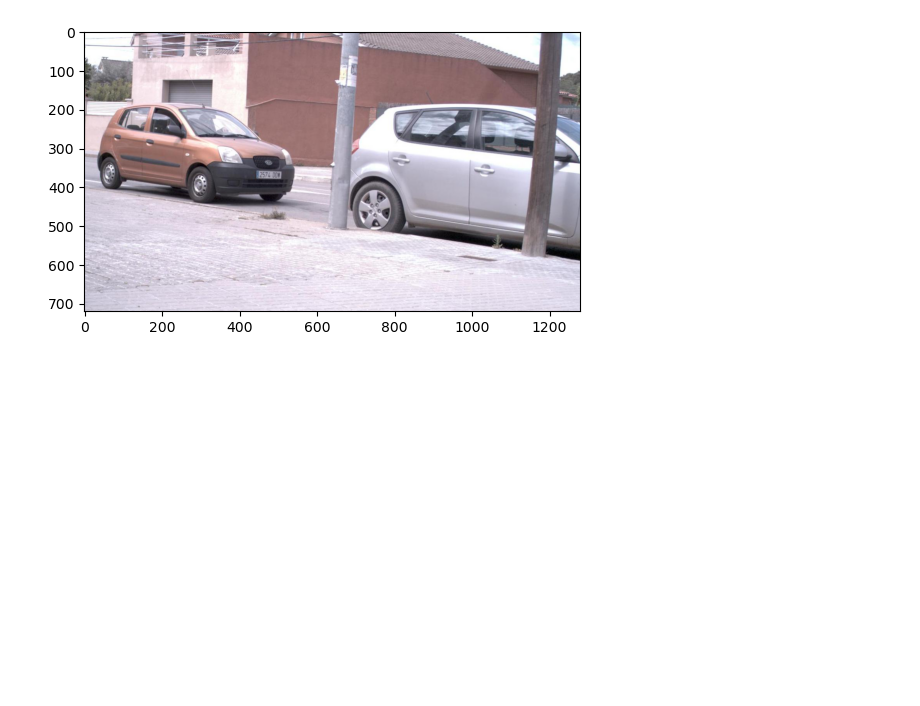
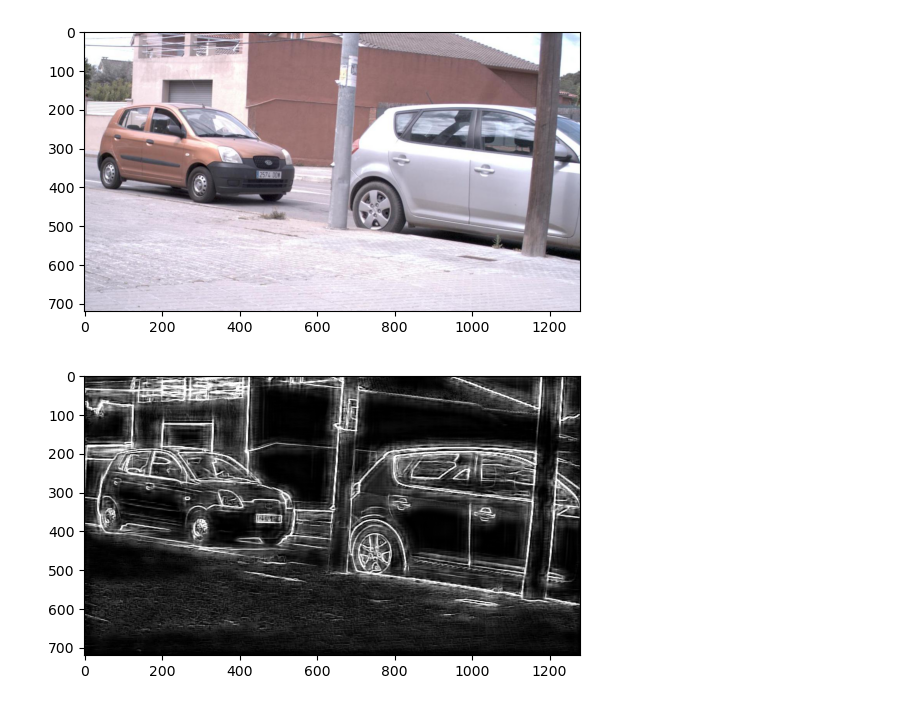
Before and after one commit to SpongeStark/intership_2025_COSYS, a Jupyter notebook: demo/demo_Dexined/demo_Dexined_with_visibility.ipynb, the cells around one changed output. Cells and saved outputs as stored; diff of their text form; code cells hidden in the pictures; blank space fills up the shorter version.

Commit message:
show result

```diff
--- a/demo/demo_Dexined/demo_Dexined_with_visibility.ipynb
+++ b/demo/demo_Dexined/demo_Dexined_with_visibility.ipynb
@@ -110,12 +110,14 @@ with torch.no_grad():
 # %%
 import matplotlib.pyplot as plt
 import numpy as np
 
-def show(img, percentile=95):
+def normalisation(img, percentile=95):
     res = img / np.percentile(img, percentile)
     res = np.where(res<0, 0, res)
     res = np.where(res>1, 1, res)
     return res
 
 plt.imshow(normalisation(yhat), cmap="gray")
 plt.show()
+# %% [output]
+[figure, added]
```
Also changed, not shown: parts of 1 cell of this notebook.
